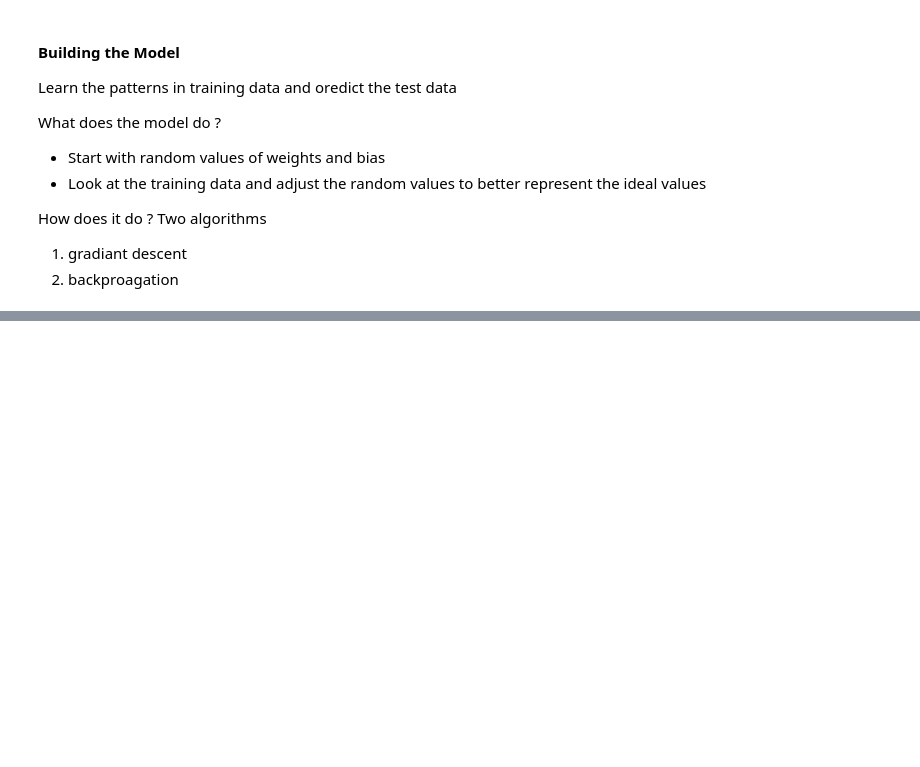
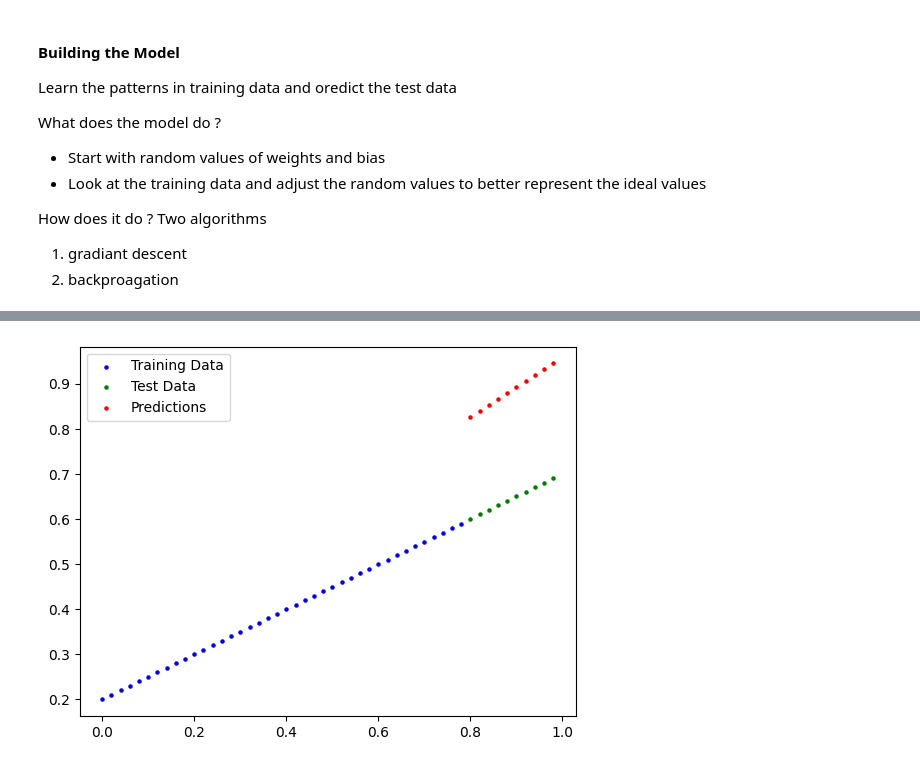
Before and after one commit to Parth-G27/Pytorch-work, a Jupyter notebook: pytorch_workflow/pytorch_workflow.ipynb, the cells around one changed output, grey strips where cells are left out. Saved outputs shown, nothing was run; the diff lists cells and outputs as text; code cells hidden in the pictures; blank space fills up the shorter version.

Commit message:
Working on linear regression moedel

```diff
--- a/pytorch_workflow/pytorch_workflow.ipynb
+++ b/pytorch_workflow/pytorch_workflow.ipynb
@@ -89,16 +89,20 @@ How does it do ? Two algorithms
 # Our class of model subclasses nn.Module
 class LinearRegressionModel(nn.Module):
     def __init__(self):
-        super().__init__(self)
+        super().__init__()
 
         self.weights = nn.Parameter(torch.rand(1,
                                                requires_grad=True,
                                                dtype=torch.float))
 
-        self.bias = nn.parameter(torch.rand(1,
+        self.bias = nn.Parameter(torch.rand(1,
                                             requires_grad=True,
                                             dtype=torch.float))
 
         # Forward method defines the computation in the model
-        def forward(self,x:torch.Tensor)->torch.Tensor:
-            return self.weights * x +self.bias
+    def forward(self,x:torch.Tensor)->torch.Tensor:
+        return self.weights * x +self.bias
+# %%
+torch.manual_seed(9)
+model0 = LinearRegressionModel()
+list(model0.parameters())
@@ -104,0 +118,5 @@ class LinearRegressionModel(nn.Module):
+# %%
+with torch.inference_mode():
+    y_preds = model0(X_test)
+
+y_preds
@@ -105,3 +134,7 @@ class LinearRegressionModel(nn.Module):
+# %%
+plot_predictions(predictions=y_preds)
+# %% [output]
+[figure, added]
 # %%
 w = torch.rand(2,requires_grad=True,
                                                dtype=torch.float)
```
Also changed, not shown: parts of 4 cells of this notebook.
